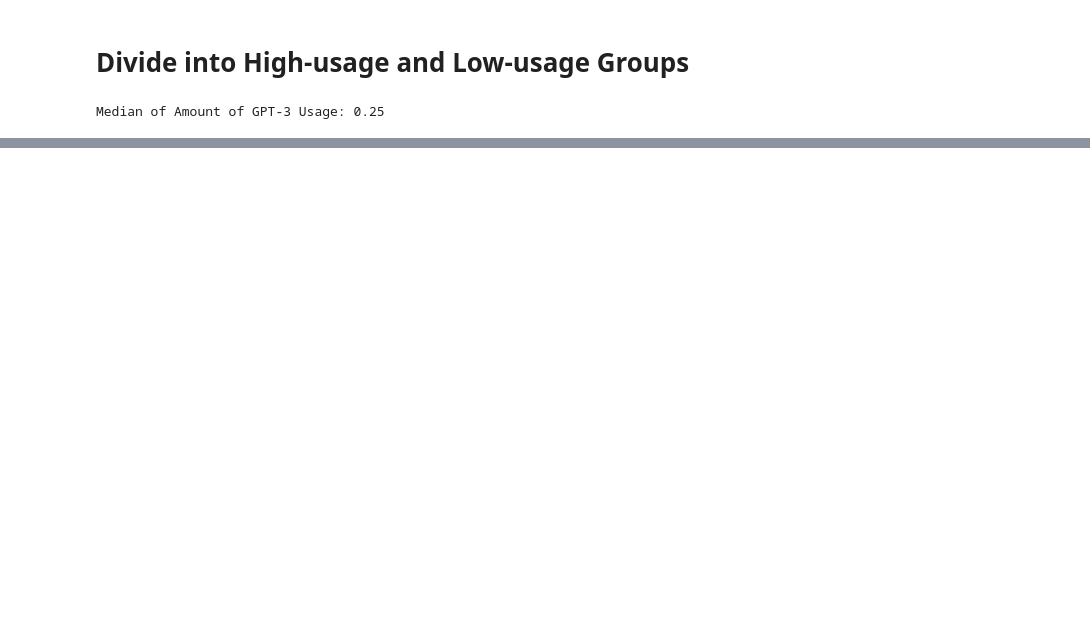
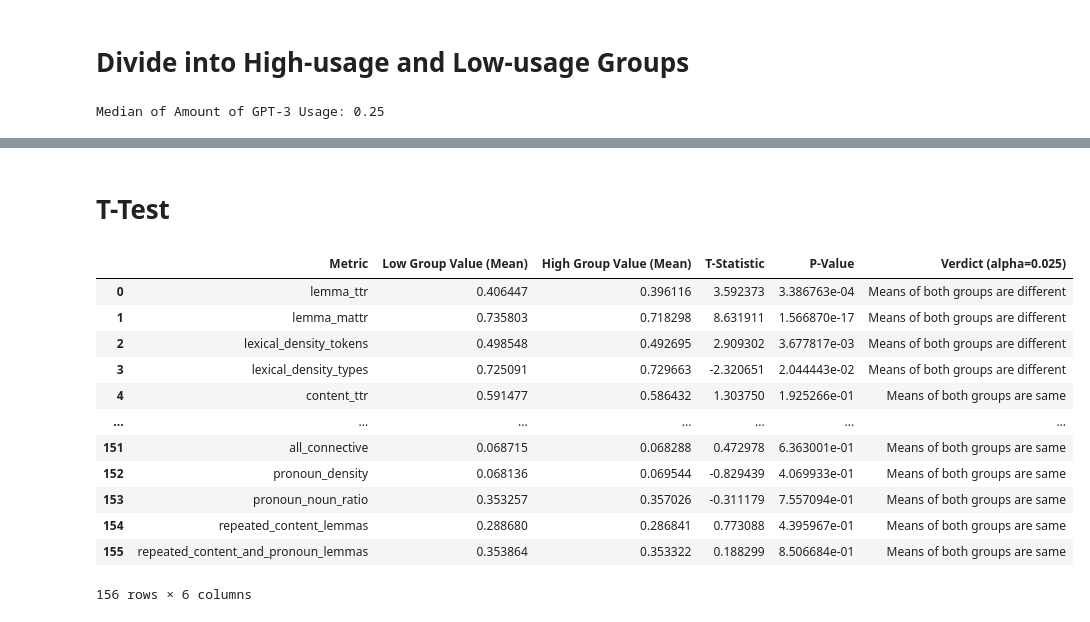
Before and after one commit to srivarshan-s/CoAuthorViz, a Jupyter notebook: notebooks/analysis.ipynb, the cells around one changed output, grey strips where cells are left out. Cells and saved outputs as stored; diff of their text form; code cells hidden in the pictures; blank space fills up the shorter version.

```diff
--- a/notebooks/analysis.ipynb
+++ b/notebooks/analysis.ipynb
@@ -524,0 +569,2 @@ group_metrics
+# %% [markdown]
+# T-Test
@@ -524,0 +573,45 @@ group_metrics
+# %%
+t_test_df = pd.DataFrame()
+
+t_stat = []
+p_val = []
+metrics = []
+low_group_val = []
+high_group_val = []
+
+ALPHA = 0.025
+
+for col in new_df.columns:
+    if col in df.columns:
+        continue
+    metrics.append(col)
+    t_stat_result, p_val_result = ttest_ind(df_low[col], df_high[col], equal_var=True)
+    t_stat.append(t_stat_result)
+    p_val.append(p_val_result)
+    low_group_val.append(np.mean(df_low[col]))
+    high_group_val.append(np.mean(df_high[col]))
+
+t_test_df["Metric"] = metrics
+t_test_df["Low Group Value (Mean)"] = low_group_val
+t_test_df["High Group Value (Mean)"] = high_group_val
+t_test_df["T-Statistic"] = t_stat
+t_test_df["P-Value"] = p_val
+t_test_df["Verdict (alpha=" + str(ALPHA) + ")"] = t_test_df["P-Value"].apply(lambda x:
+    "Means of both groups are same" if x > ALPHA else "Means of both groups are different")
+
+t_test_df.to_csv("T Test Results.csv")
+t_test_df
+# %% [output]
+|  | Metric | Low Group Value (Mean) | High Group Value (Mean) | T-Statistic | P-Value | Verdict (alpha=0.025) |
+| 0 | lemma_ttr | 0.406447 | 0.396116 | 3.592373 | 3.386763e-04 | Means of both groups are different |
+| 1 | lemma_mattr | 0.735803 | 0.718298 | 8.631911 | 1.566870e-17 | Means of both groups are different |
+| 2 | lexical_density_tokens | 0.498548 | 0.492695 | 2.909302 | 3.677817e-03 | Means of both groups are different |
+| 3 | lexical_density_types | 0.725091 | 0.729663 | -2.320651 | 2.044443e-02 | Means of both groups are different |
+| 4 | content_ttr | 0.591477 | 0.586432 | 1.303750 | 1.925266e-01 | Means of both groups are same |
+| ... | ... | ... | ... | ... | ... | ... |
+| 151 | all_connective | 0.068715 | 0.068288 | 0.472978 | 6.363001e-01 | Means of both groups are same |
+| 152 | pronoun_density | 0.068136 | 0.069544 | -0.829439 | 4.069933e-01 | Means of both groups are same |
+| 153 | pronoun_noun_ratio | 0.353257 | 0.357026 | -0.311179 | 7.557094e-01 | Means of both groups are same |
+| 154 | repeated_content_lemmas | 0.288680 | 0.286841 | 0.773088 | 4.395967e-01 | Means of both groups are same |
+| 155 | repeated_content_and_pronoun_lemmas | 0.353864 | 0.353322 | 0.188299 | 8.506684e-01 | Means of both groups are same |
+156 rows × 6 columns
```
Also changed, not shown: parts of 37 cells of this notebook.
